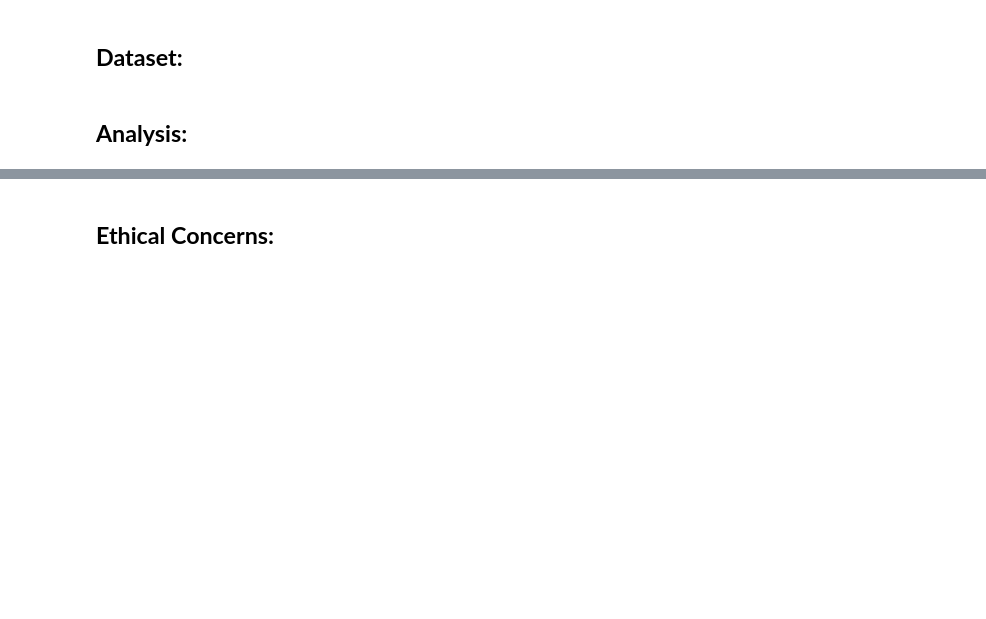
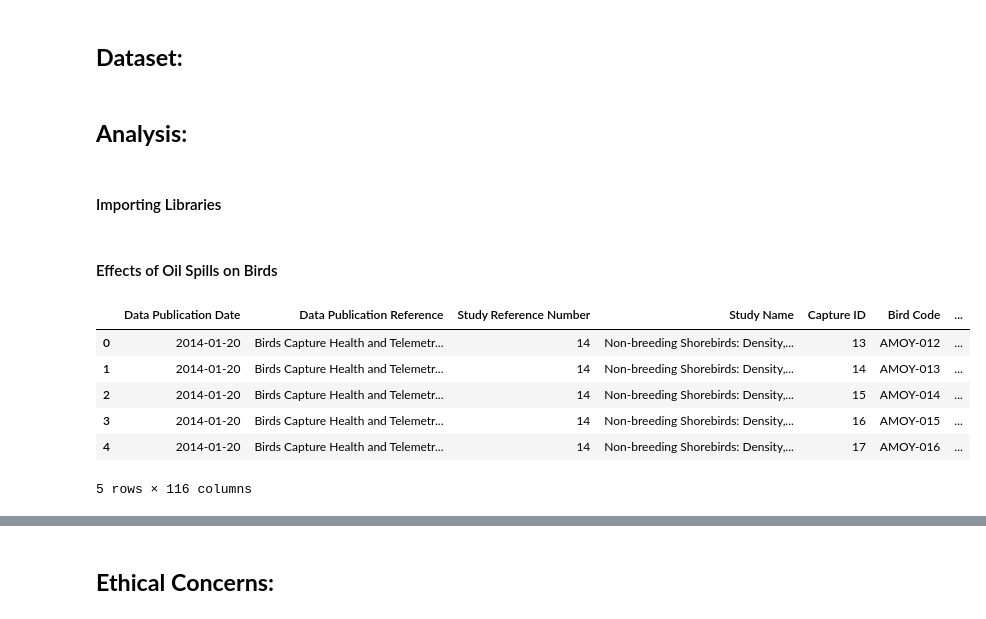
Before and after one commit to gbugieda/final-367-datascience, a Jupyter notebook: Final.ipynb, the cells around one changed output, grey strips where cells are left out. Saved outputs shown, nothing was run; the diff lists cells and outputs as text; code cells hidden in the pictures; blank space fills up the shorter version.

```diff
--- a/Final.ipynb
+++ b/Final.ipynb
@@ -25,3 +25,5 @@ One of the most devastating and infamous oil spills in recent history was the 20
 ## **Dataset:**
 # %% [markdown]
 ## **Analysis:**
+# %% [markdown]
+#### Importing Libraries
@@ -27,0 +37,2 @@ One of the most devastating and infamous oil spills in recent history was the 20
+# %% [markdown]
+#### Effects of Oil Spills on Birds
@@ -27,0 +45,11 @@ One of the most devastating and infamous oil spills in recent history was the 20
+# %%
+# Taking a look at the data provided
+bird_health_df.head()
+# %% [output]
+|  | Data Publication Date | Data Publication Reference | Study Reference Number | Study Name | Capture ID | Bird Code | ... |
+| 0 | 2014-01-20 | Birds Capture Health and Telemetr... | 14 | Non-breeding Shorebirds: Density,... | 13 | AMOY-012 | ... |
+| 1 | 2014-01-20 | Birds Capture Health and Telemetr... | 14 | Non-breeding Shorebirds: Density,... | 14 | AMOY-013 | ... |
+| 2 | 2014-01-20 | Birds Capture Health and Telemetr... | 14 | Non-breeding Shorebirds: Density,... | 15 | AMOY-014 | ... |
+| 3 | 2014-01-20 | Birds Capture Health and Telemetr... | 14 | Non-breeding Shorebirds: Density,... | 16 | AMOY-015 | ... |
+| 4 | 2014-01-20 | Birds Capture Health and Telemetr... | 14 | Non-breeding Shorebirds: Density,... | 17 | AMOY-016 | ... |
+5 rows × 116 columns
```
Also changed, not shown: parts of 7 cells of this notebook, 1 other file.
